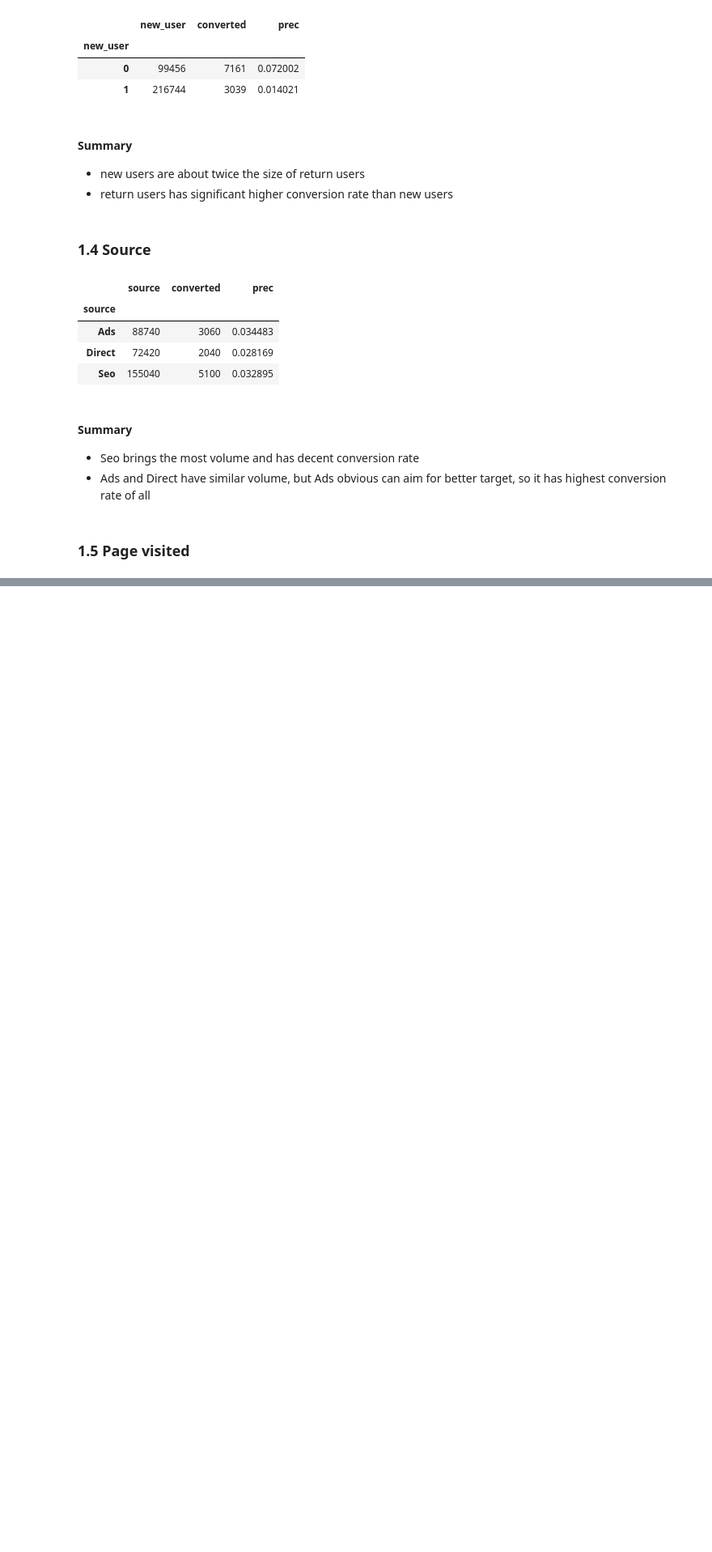
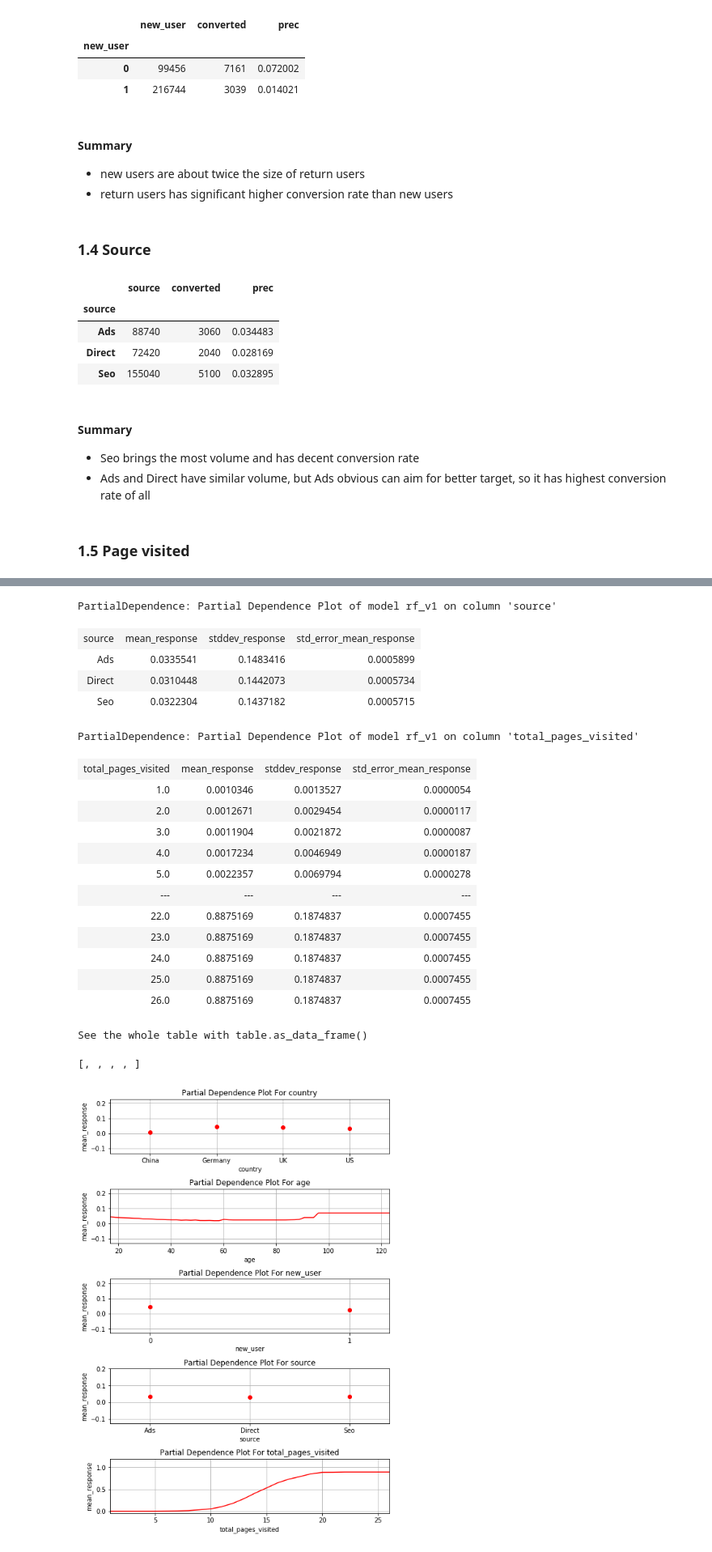
Before and after one commit to YizhiW/DS_Challenges, a Jupyter notebook: 1_ConversionRate/ConversionRate.ipynb, the cells around one changed output, grey strips where cells are left out. Shown at 81% size. Cells and saved outputs as stored; diff of their text form; code cells hidden in the pictures; blank space fills up the shorter version.

```diff
--- a/1_ConversionRate/ConversionRate.ipynb
+++ b/1_ConversionRate/ConversionRate.ipynb
@@ -130,0 +192,7 @@ Name: total_pages_visited, dtype: int64
+# %%
+hf = h2o.H2OFrame(df)
+hf['country'] = hf['country'].asfactor()
+hf['new_user'] = hf['new_user'].asfactor()
+hf['source'] = hf['source'].asfactor()
+hf['converted'] = hf['converted'].asfactor()
+train, validate= hf.split_frame([0.8])
@@ -130,0 +201,13 @@ Name: total_pages_visited, dtype: int64
+# %%
+rf_v1 = H2ORandomForestEstimator(
+    model_id="rf_v1",
+    mtries = -1,
+    ntrees=200,
+    max_depth = 50,
+    stopping_rounds=2,
+    score_each_iteration=True,
+    seed=1000000)
+# %%
+x = hf.col_names[:-1]
+y = hf.col_names[-1]
+rf_v1.train(x, y, training_frame=train, validation_frame=validate)
@@ -130,0 +315,5 @@ Name: total_pages_visited, dtype: int64
+# %%
+rf_v1.partial_plot(data=validate, cols=x, destination_key=None, nbins=60, weight_column=None,
+                     plot=True, plot_stddev = False, figsize=(7, 10), server=False, include_na=False, user_splits=None,
+                     save_to_file=None)
+# %% [output]
@@ -130,0 +345,21 @@ Name: total_pages_visited, dtype: int64
+PartialDependence: Partial Dependence Plot of model rf_v1 on column 'source'
+| source | mean_response | stddev_response | std_error_mean_response |
+| Ads | 0.0335541 | 0.1483416 | 0.0005899 |
+| Direct | 0.0310448 | 0.1442073 | 0.0005734 |
+| Seo | 0.0322304 | 0.1437182 | 0.0005715 |
+PartialDependence: Partial Dependence Plot of model rf_v1 on column 'total_pages_visited'
+| total_pages_visited | mean_response | stddev_response | std_error_mean_response |
+| 1.0 | 0.0010346 | 0.0013527 | 0.0000054 |
+| 2.0 | 0.0012671 | 0.0029454 | 0.0000117 |
+| 3.0 | 0.0011904 | 0.0021872 | 0.0000087 |
+| 4.0 | 0.0017234 | 0.0046949 | 0.0000187 |
+| 5.0 | 0.0022357 | 0.0069794 | 0.0000278 |
+| --- | --- | --- | --- |
+| 22.0 | 0.8875169 | 0.1874837 | 0.0007455 |
+| 23.0 | 0.8875169 | 0.1874837 | 0.0007455 |
+| 24.0 | 0.8875169 | 0.1874837 | 0.0007455 |
+| 25.0 | 0.8875169 | 0.1874837 | 0.0007455 |
+| 26.0 | 0.8875169 | 0.1874837 | 0.0007455 |
+See the whole table with table.as_data_frame()
+[, , , , ]
+[figure, added]
```
Also changed, not shown: parts of 23 cells of this notebook, 6 other files.
